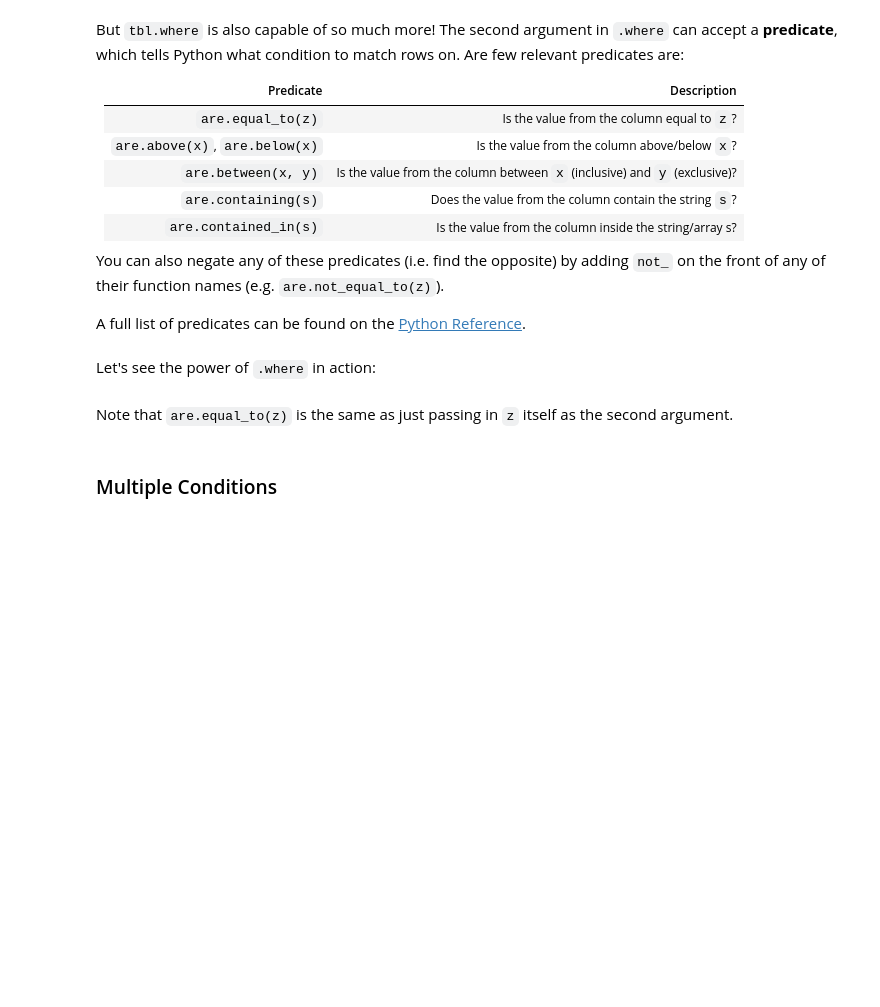
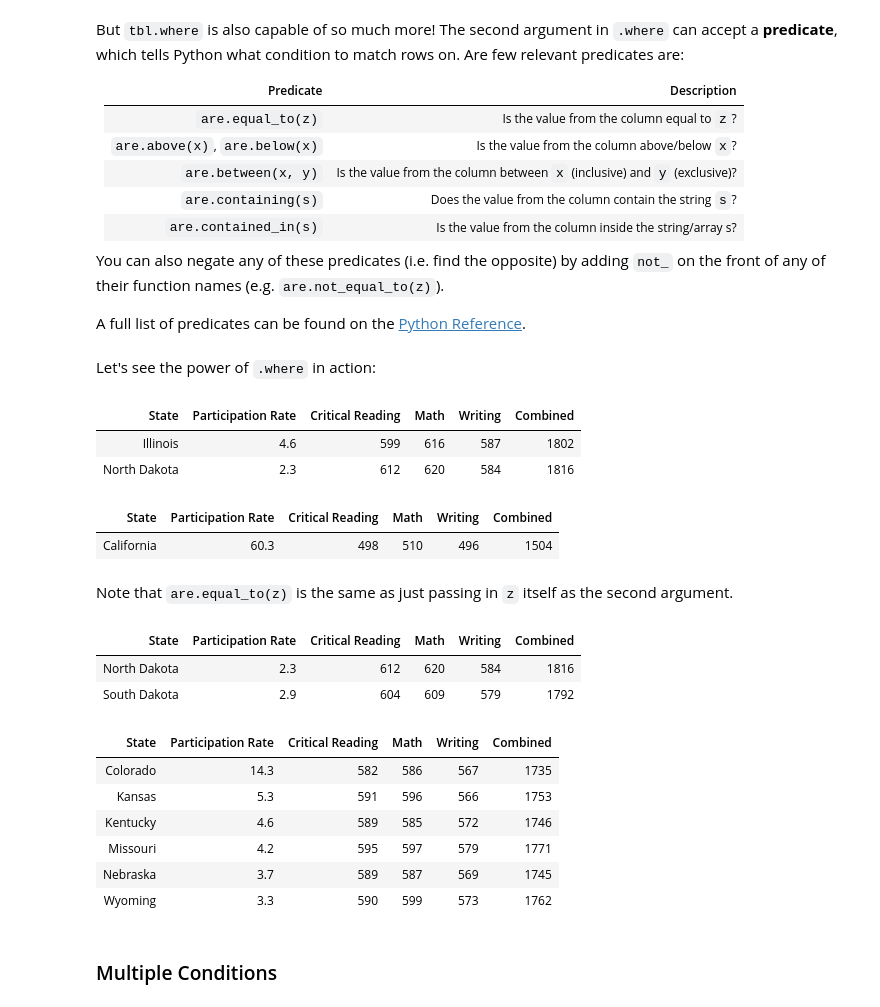
Before and after one commit to data-6-berkeley/materials-fa24, a Jupyter notebook: lectures/lec08/lec08-blank.ipynb, the cells around one changed output. Drawn from its saved outputs; the diff is of its cells as text; code cells hidden in the pictures; blank space fills up the shorter version.

```diff
--- a/lectures/lec08/lec08-blank.ipynb
+++ b/lectures/lec08/lec08-blank.ipynb
@@ -154,15 +186,34 @@ A full list of predicates can be found on the [Python Reference](https://data6.o
 # %% [markdown]
 Let's see the power of `.where` in action:
 # %%
-... # Filter the `sat` table to only include states with a combined score above 1800
+sat.where("Combined", are.above(1800)) # Filter the `sat` table to only include states with a combined score above 1800
+# %% [output]
+| State | Participation Rate | Critical Reading | Math | Writing | Combined |
+| Illinois | 4.6 | 599 | 616 | 587 | 1802 |
+| North Dakota | 2.3 | 612 | 620 | 584 | 1816 |
 # %%
-... # Filter the `sat` table to only include California
+sat.where("State", "California") # Filter the `sat` table to only include California
+# %% [output]
+| State | Participation Rate | Critical Reading | Math | Writing | Combined |
+| California | 60.3 | 498 | 510 | 496 | 1504 |
 # %% [markdown]
 Note that `are.equal_to(z)` is the same as just passing in `z` itself as the second argument.
 # %%
-... # Filter the `sat` table to only include North and South Dakota using only one `.where` call
+sat.where("State", are.containing("Dakota")) # Filter the `sat` table to only include North and South Dakota using only one `.where` call
+# %% [output]
+| State | Participation Rate | Critical Reading | Math | Writing | Combined |
+| North Dakota | 2.3 | 612 | 620 | 584 | 1816 |
+| South Dakota | 2.9 | 604 | 609 | 579 | 1792 |
 # %%
-... # Find the states where the math scores are between 580 and 600
+sat.where("Math", are.between(580, 600)) # Find the states where the math scores are between 580 and 600
+# %% [output]
+| State | Participation Rate | Critical Reading | Math | Writing | Combined |
+| Colorado | 14.3 | 582 | 586 | 567 | 1735 |
+| Kansas | 5.3 | 591 | 596 | 566 | 1753 |
+| Kentucky | 4.6 | 589 | 585 | 572 | 1746 |
+| Missouri | 4.2 | 595 | 597 | 579 | 1771 |
+| Nebraska | 3.7 | 589 | 587 | 569 | 1745 |
+| Wyoming | 3.3 | 590 | 599 | 573 | 1762 |
 # %% [markdown]
 ### Multiple Conditions
 # %% [markdown]
```
Also changed, not shown: parts of 15 cells of this notebook.
